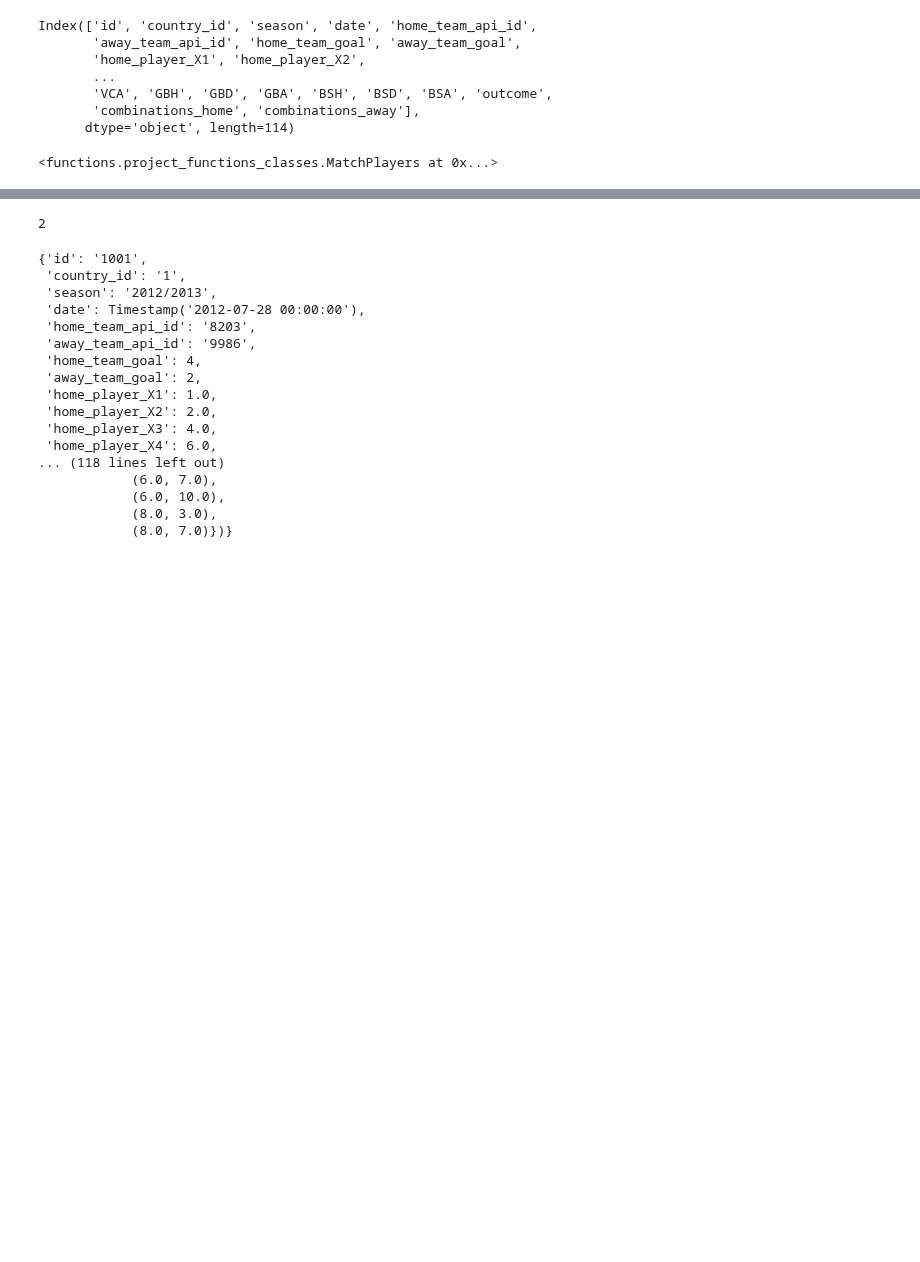
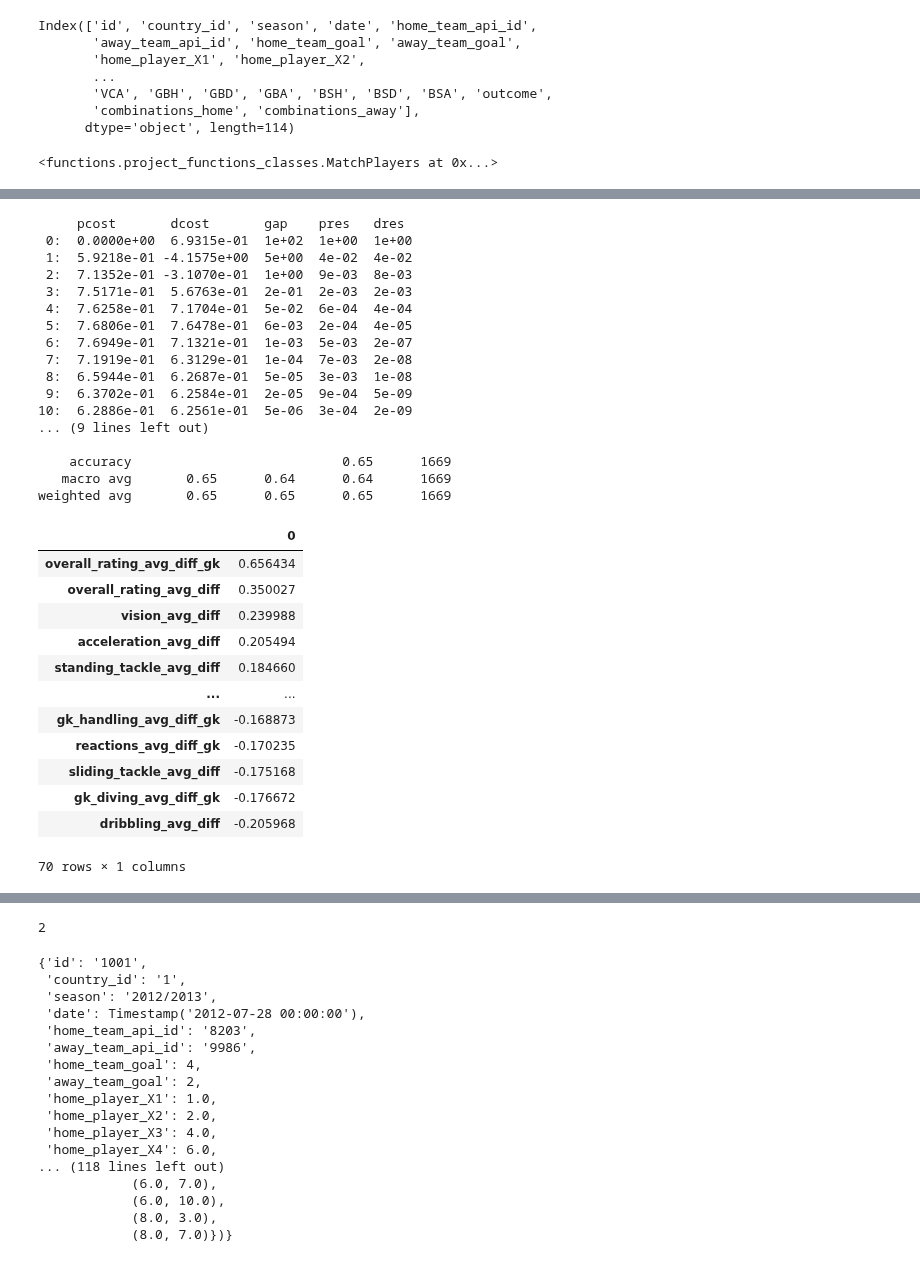
Before and after one commit to gediminas-skvarnavicius/football-db-analysis, a Jupyter notebook: analysis.ipynb, the cells around one changed output, grey strips where cells are left out. Drawn from its saved outputs; the diff is of its cells as text; code cells hidden in the pictures; blank space fills up the shorter version.

```diff
--- a/analysis.ipynb
+++ b/analysis.ipynb
@@ -1138,0 +1137,18 @@ weighted avg       0.64      0.64      0.64      1670
+# %%
+player_att_dict={}
+for i in match_win_df.index:
+    player_att_dict[i]=match_win_df.at[i, 'match_players'].export_player_attributes(player_attr_numeric,how='avg_diff')
+
+match_win_players = pd.DataFrame.from_dict(player_att_dict, orient="index").join(
+    match_win_df["home_team_win"]
+)
+
+# Dropping rows with missing values
+match_win_players.dropna(inplace=True)
+
+# In some cases missing attributes were returned as empty dictionaries, dropping these rows
+match_win_players=match_win_players[
+    match_win_players.apply(
+        lambda x: False if dict in [type(i) for i in x.values] else True, axis=1
+    )
+]
@@ -1190,0 +1183,61 @@ mat.away_players['goaly'].get_player_attributes(player_attr_raw,'2015-07-28')
+# %%
+home_win_target = match_win_players["home_team_win"]
+home_win_player_features = match_win_players.drop(columns="home_team_win")
+
+# Splitting the data into training and test sets
+X_train, X_test, y_train, y_test = train_test_split(
+    home_win_player_features, home_win_target, test_size=0.33, random_state=1
+)
+
+# Scaling the data
+player_feat_scaler = StandardScaler()
+X_train = player_feat_scaler.fit_transform(X_train)
+X_test = player_feat_scaler.fit_transform(X_test)
+
+# Create and fit the logistic regression model
+logit_model = sm.Logit(y_train, sm.add_constant(X_train))
+result = logit_model.fit_regularized(method='l1_cvxopt_cp',alpha=0.1)
+
+# Print the summary of the model
+# print(result.summary())
+
+# Predict using the trained model
+predictions = result.predict(sm.add_constant(X_test))
+
+# Print the predicted probabilities
+print(classification_report(y_test, predictions.round()))
+
+params=result.params[1:].to_frame()
+params.index=home_win_player_features.columns
+display(params.sort_values(0,ascending=False))
+# %% [output]
+     pcost       dcost       gap    pres   dres
+ 0:  0.0000e+00  6.9315e-01  1e+02  1e+00  1e+00
+ 1:  5.9218e-01 -4.1575e+00  5e+00  4e-02  4e-02
+ 2:  7.1352e-01 -3.1070e-01  1e+00  9e-03  8e-03
+ 3:  7.5171e-01  5.6763e-01  2e-01  2e-03  2e-03
+ 4:  7.6258e-01  7.1704e-01  5e-02  6e-04  4e-04
+ 5:  7.6806e-01  7.6478e-01  6e-03  2e-04  4e-05
+ 6:  7.6949e-01  7.1321e-01  1e-03  5e-03  2e-07
+ 7:  7.1919e-01  6.3129e-01  1e-04  7e-03  2e-08
+ 8:  6.5944e-01  6.2687e-01  5e-05  3e-03  1e-08
+ 9:  6.3702e-01  6.2584e-01  2e-05  9e-04  5e-09
+10:  6.2886e-01  6.2561e-01  5e-06  3e-04  2e-09
+... (9 lines left out)
+
+    accuracy                           0.65      1669
+   macro avg       0.65      0.64      0.64      1669
+weighted avg       0.65      0.65      0.65      1669
+|  | 0 |
+| overall_rating_avg_diff_gk | 0.656434 |
+| overall_rating_avg_diff | 0.350027 |
+| vision_avg_diff | 0.239988 |
+| acceleration_avg_diff | 0.205494 |
+| standing_tackle_avg_diff | 0.184660 |
+| ... | ... |
+| gk_handling_avg_diff_gk | -0.168873 |
+| reactions_avg_diff_gk | -0.170235 |
+| sliding_tackle_avg_diff | -0.175168 |
+| gk_diving_avg_diff_gk | -0.176672 |
+| dribbling_avg_diff | -0.205968 |
+70 rows × 1 columns
```
Also changed, not shown: parts of 24 cells of this notebook, 2 other files.
